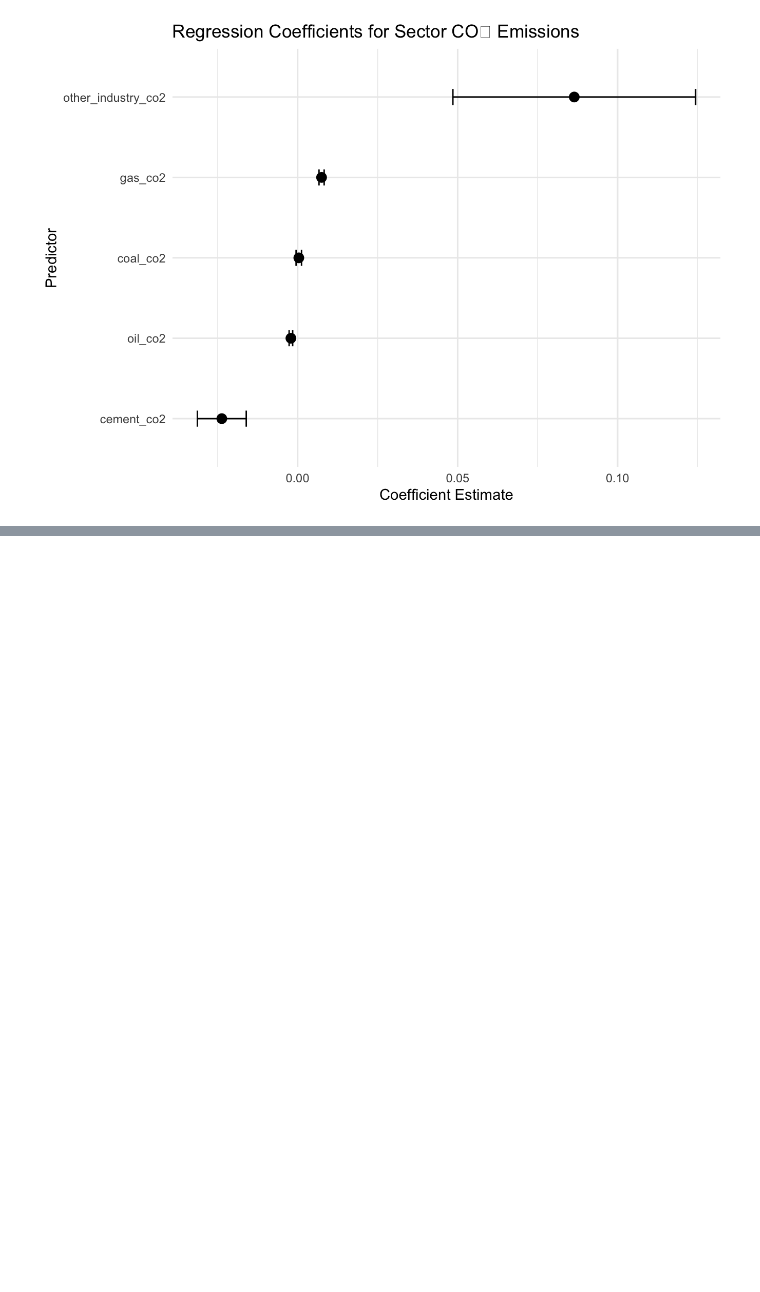
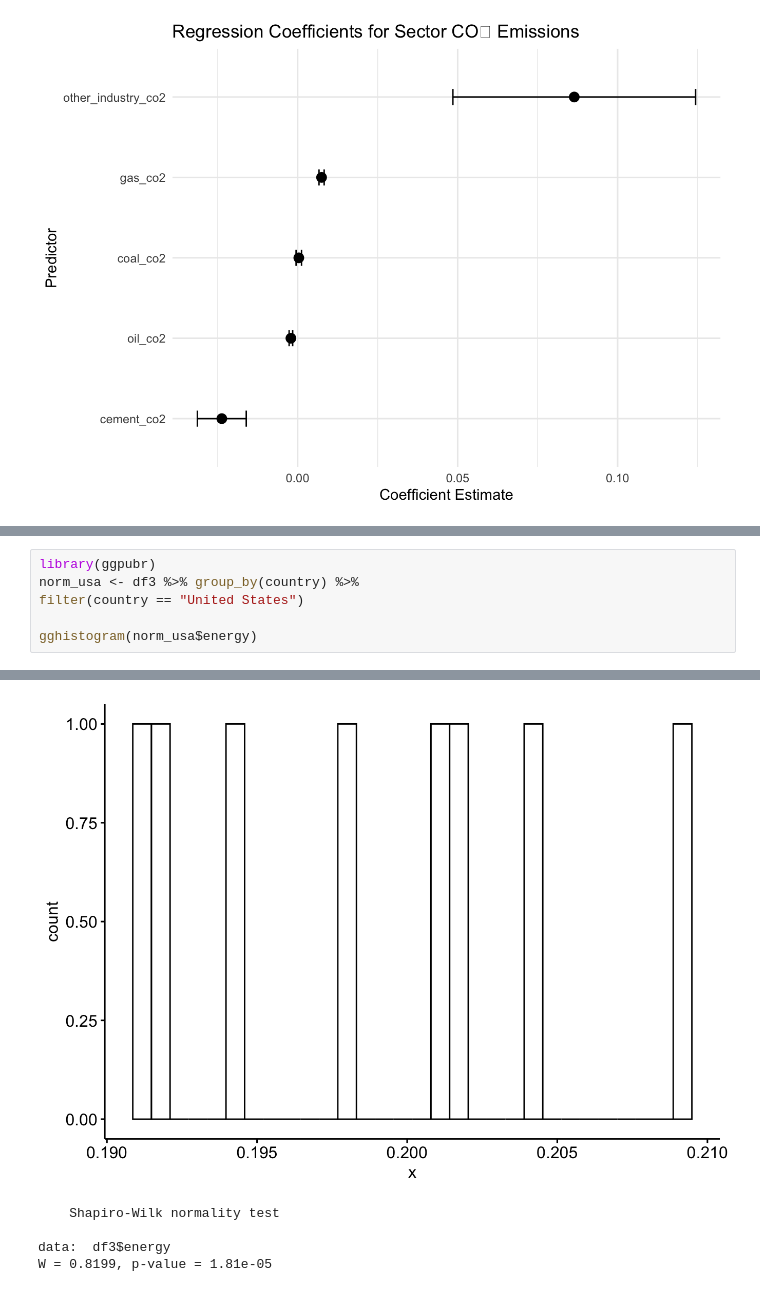
Before and after one commit to Yazeed-Aljohani/ESS330-FinalProject-April23, a Jupyter notebook: docs/index.embed.ipynb, the cells around one changed output, grey strips where cells are left out. Saved outputs shown, nothing was run; the diff lists cells and outputs as text; blank space fills up the shorter version.

```diff
--- a/docs/index.embed.ipynb
+++ b/docs/index.embed.ipynb
@@ -255,0 +363,7 @@ This figure showes regression coefficients showing the relationship between sect
+# %%
+library(ggpubr)
+norm_usa <- df3 %>% group_by(country) %>%
+filter(country == "United States")
+
+gghistogram(norm_usa$energy)
+# %% [output]
@@ -255,0 +372,5 @@ This figure showes regression coefficients showing the relationship between sect
+[figure, added]
+    Shapiro-Wilk normality test
+
+data:  df3$energy
+W = 0.8199, p-value = 1.81e-05
```
Also changed, not shown: parts of 27 cells of this notebook, 28 other files.
